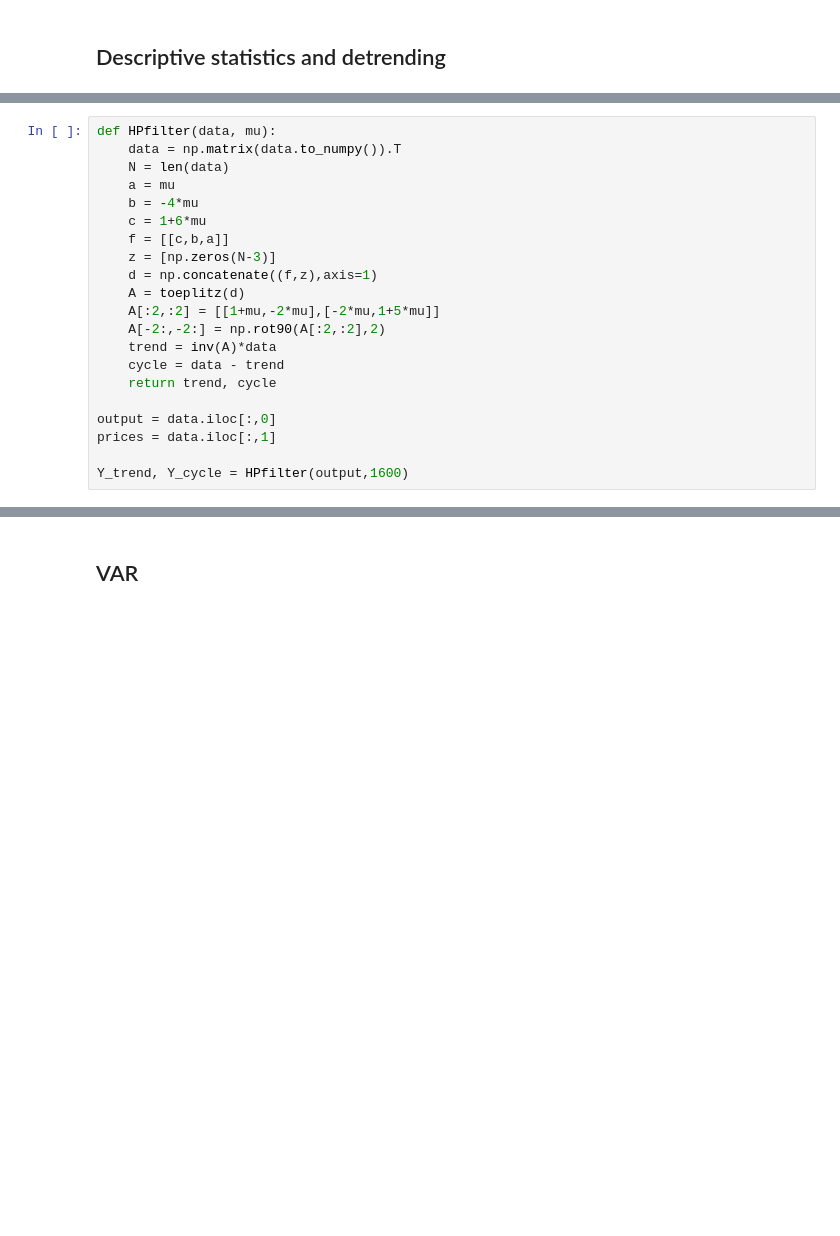
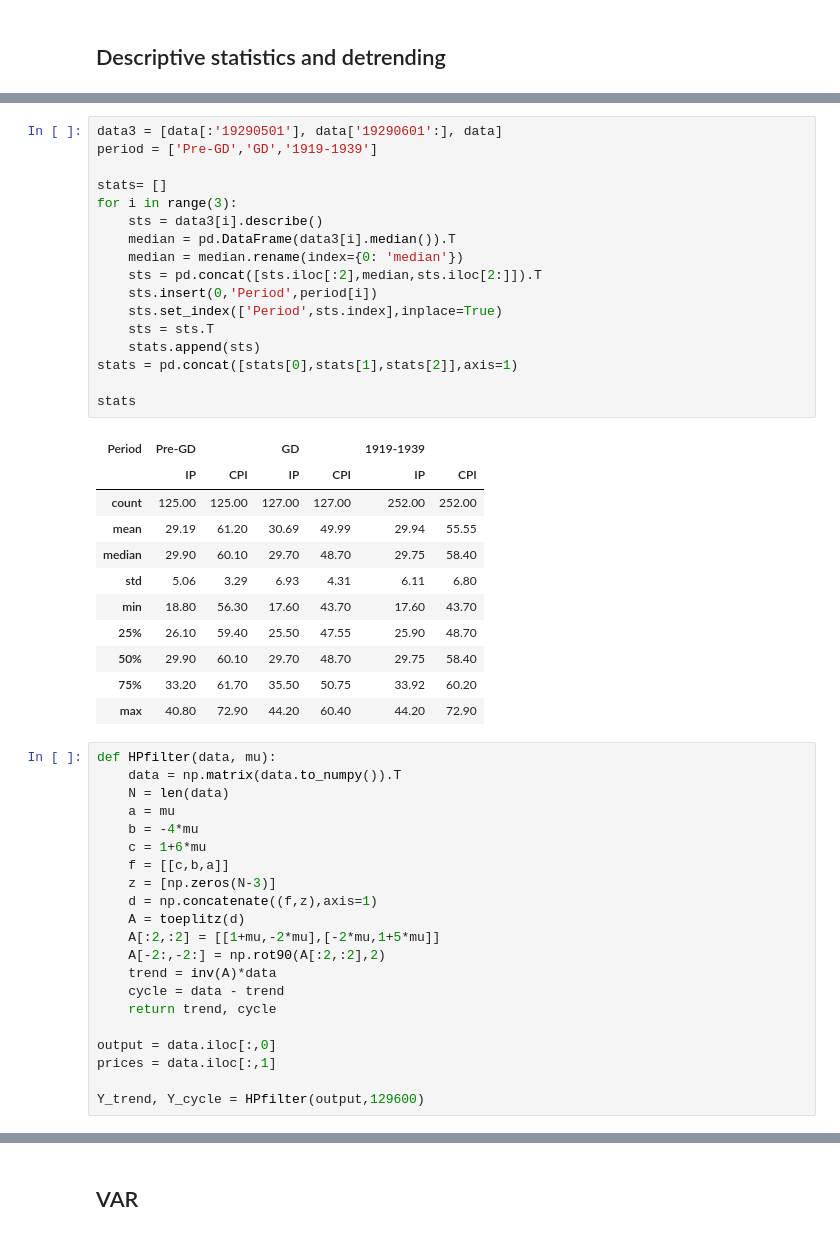
Before and after one commit to hmrug/VAR-EconHistory, a Jupyter notebook: InterwarUSA.ipynb, the cells around one changed output, grey strips where cells are left out. Drawn from its saved outputs; the diff is of its cells as text; blank space fills up the shorter version.

```diff
--- a/InterwarUSA.ipynb
+++ b/InterwarUSA.ipynb
@@ -77,3 +53,32 @@ data.describe()
+# %%
+data3 = [data[:'19290501'], data['19290601':], data]
+period = ['Pre-GD','GD','1919-1939']
+
+stats= []
+for i in range(3):
+    sts = data3[i].describe()
+    median = pd.DataFrame(data3[i].median()).T
+    median = median.rename(index={0: 'median'})
+    sts = pd.concat([sts.iloc[:2],median,sts.iloc[2:]]).T
+    sts.insert(0,'Period',period[i])
+    sts.set_index(['Period',sts.index],inplace=True)
+    sts = sts.T
+    stats.append(sts)
+stats = pd.concat([stats[0],stats[1],stats[2]],axis=1)
+
+stats
+# %% [output]
+| Period | Pre-GD |  | GD |  | 1919-1939 |  |
+|  | IP | CPI | IP | CPI | IP | CPI |
+| count | 125.00 | 125.00 | 127.00 | 127.00 | 252.00 | 252.00 |
+| mean | 29.19 | 61.20 | 30.69 | 49.99 | 29.94 | 55.55 |
+| median | 29.90 | 60.10 | 29.70 | 48.70 | 29.75 | 58.40 |
+| std | 5.06 | 3.29 | 6.93 | 4.31 | 6.11 | 6.80 |
+| min | 18.80 | 56.30 | 17.60 | 43.70 | 17.60 | 43.70 |
+| 25% | 26.10 | 59.40 | 25.50 | 47.55 | 25.90 | 48.70 |
+| 50% | 29.90 | 60.10 | 29.70 | 48.70 | 29.75 | 58.40 |
+| 75% | 33.20 | 61.70 | 35.50 | 50.75 | 33.92 | 60.20 |
+| max | 40.80 | 72.90 | 44.20 | 60.40 | 44.20 | 72.90 |
 # %%
 def HPfilter(data, mu):
     data = np.matrix(data.to_numpy()).T
@@ -94,4 +99,4 @@ def HPfilter(data, mu):
 output = data.iloc[:,0]
 prices = data.iloc[:,1]
 
-Y_trend, Y_cycle = HPfilter(output,1600)
+Y_trend, Y_cycle = HPfilter(output,129600)
```
Also changed, not shown: parts of 16 cells of this notebook, 30 other files.
